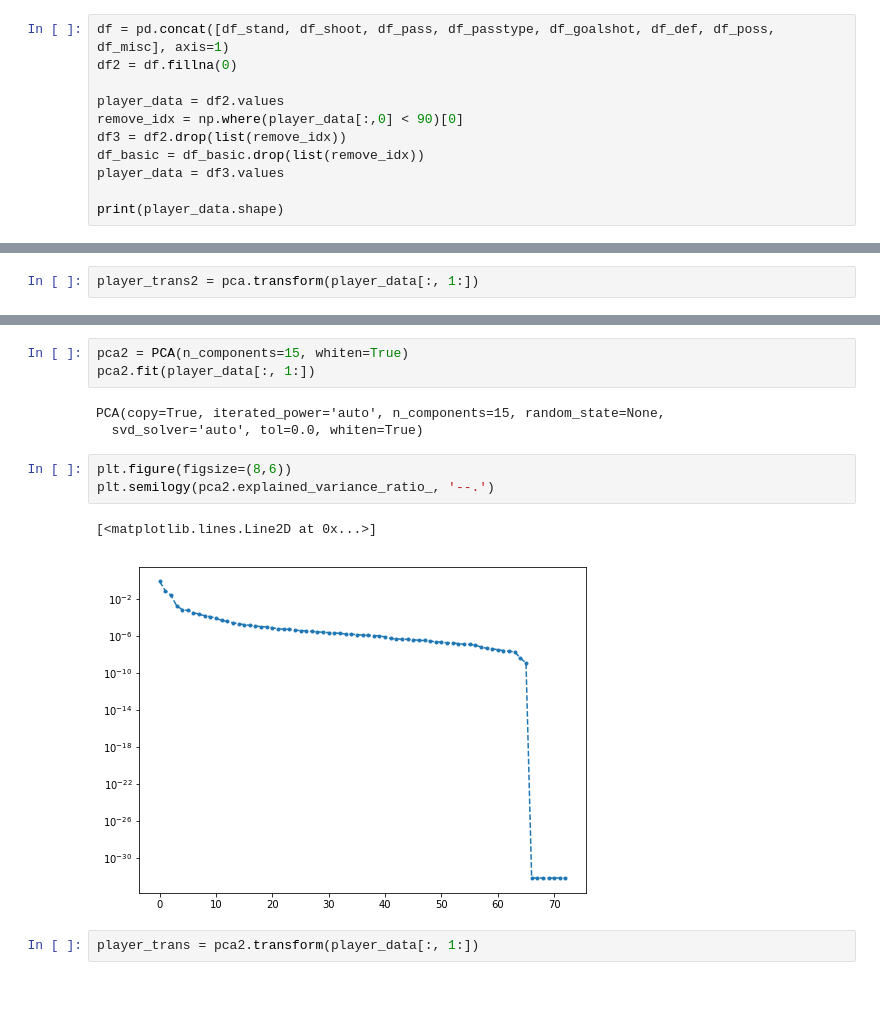
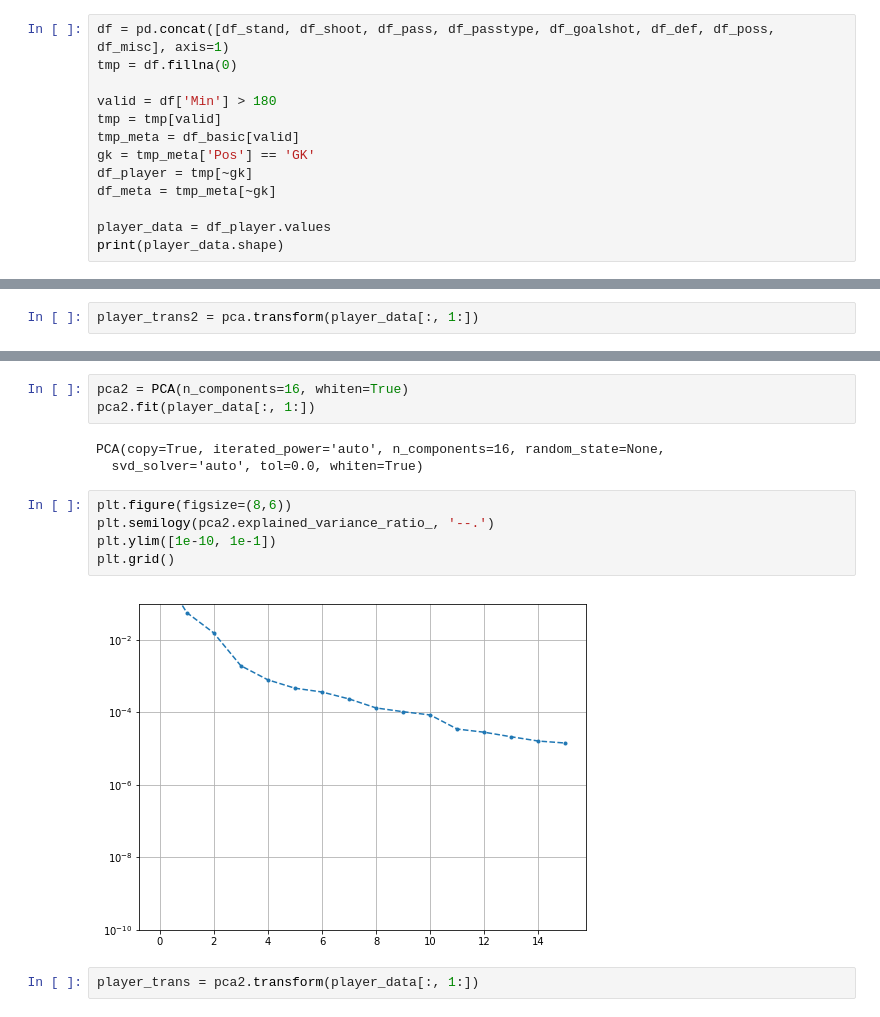
Before and after one commit to saarthaks/footy-stats, a Jupyter notebook: exploratory_data_analysis.ipynb, the cells around one changed output, grey strips where cells are left out. Saved outputs shown, nothing was run; the diff lists cells and outputs as text; blank space fills up the shorter version.

Commit message:
more data files

```diff
--- a/exploratory_data_analysis.ipynb
+++ b/exploratory_data_analysis.ipynb
@@ -95,13 +95,15 @@ Index(['Tkl', 'TklW', 'TklDef3rd', 'TklMid3rd', 'TklAtt3rd', 'DribTkl',
 Index(['Fouls', 'LooseBallsRecov', 'AerialsWon', 'AerialsLost'], dtype='object')
 # %%
 df = pd.concat([df_stand, df_shoot, df_pass, df_passtype, df_goalshot, df_def, df_poss, df_misc], axis=1)
-df2 = df.fillna(0)
+tmp = df.fillna(0)
 
-player_data = df2.values
-remove_idx = np.where(player_data[:,0] < 90)[0]
-df3 = df2.drop(list(remove_idx))
-df_basic = df_basic.drop(list(remove_idx))
-player_data = df3.values
+valid = df['Min'] > 180
+tmp = tmp[valid]
+tmp_meta = df_basic[valid]
+gk = tmp_meta['Pos'] == 'GK'
+df_player = tmp[~gk]
+df_meta = tmp_meta[~gk]
 
+player_data = df_player.values
 print(player_data.shape)
 # %% [output]
@@ -174,15 +179,16 @@ Bernd-Leno 0.0376362962978853
 # %%
-pca2 = PCA(n_components=15, whiten=True)
+pca2 = PCA(n_components=16, whiten=True)
 pca2.fit(player_data[:, 1:])
 # %% [output]
-PCA(copy=True, iterated_power='auto', n_components=15, random_state=None,
+PCA(copy=True, iterated_power='auto', n_components=16, random_state=None,
   svd_solver='auto', tol=0.0, whiten=True)
 # %%
 plt.figure(figsize=(8,6))
 plt.semilogy(pca2.explained_variance_ratio_, '--.')
+plt.ylim([1e-10, 1e-1])
+plt.grid()
 # %% [output]
-[<matplotlib.lines.Line2D at 0x...>]
-[figure, old version]
+[figure, new version]
 # %%
 player_trans = pca2.transform(player_data[:, 1:])
 # %%
```
Also changed, not shown: parts of 15 cells of this notebook, 8 other files.
